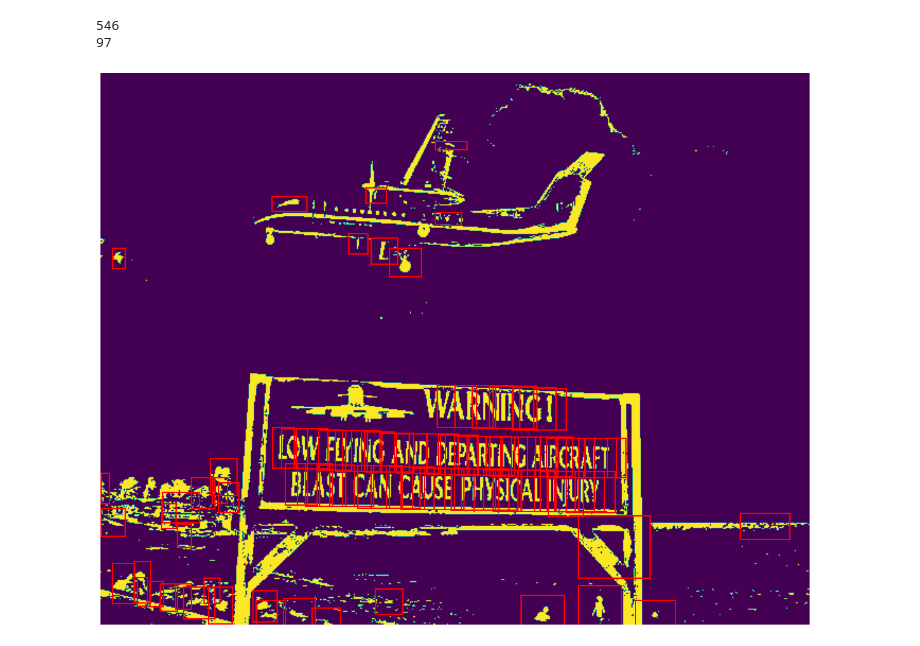
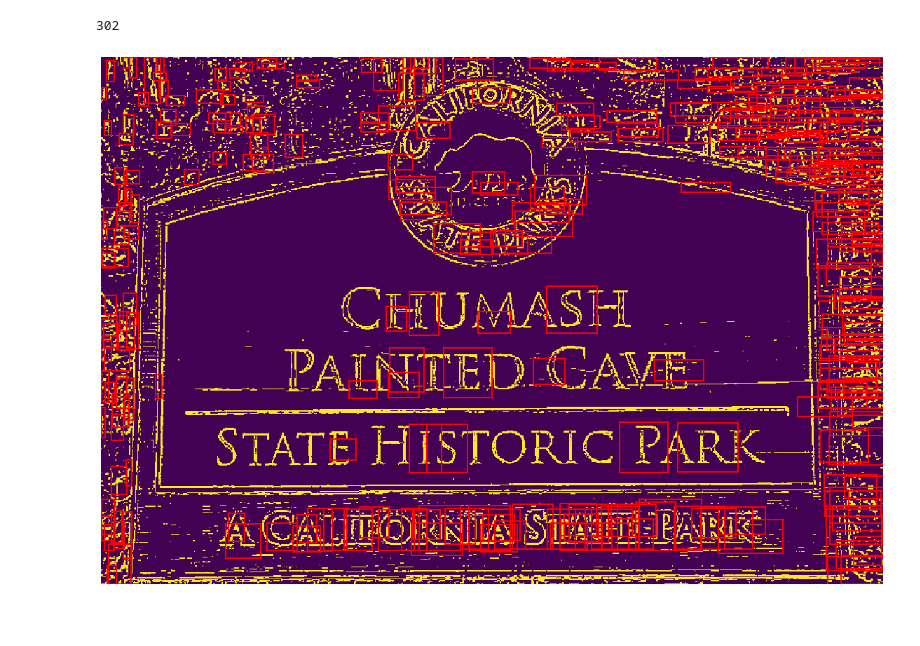
Before and after one commit to 9sphere/text-detector, a Jupyter notebook: notebooks/Text Segmentation in Image.ipynb, the cells around one changed output. Drawn from its saved outputs; the diff is of its cells as text; code cells hidden in the pictures; blank space fills up the shorter version.

```diff
--- a/notebooks/Text Segmentation in Image.ipynb
+++ b/notebooks/Text Segmentation in Image.ipynb
@@ -9,7 +9,7 @@ from skimage.exposure import adjust_gamma
 from skimage import exposure
 from skimage.color import rgb2hsv
 
-cimage = imread('../sample_images/image3.jpg')
+cimage = imread('/home/wolf/Documents/datasets/text/Images/Train/img406.jpg')
 img = rgb2gray(cimage)
 plt.figure(figsize=(20,20))
 plt.imshow(img, cmap="gray")
@@ -20,7 +27,7 @@ plt.imshow(img, cmap="gray")
 from skimage.morphology import binary_closing
 from skimage.filters import threshold_otsu, threshold_sauvola
 
-window_size = 21
+window_size = 5
 thresh_sauvola = threshold_sauvola(img, window_size)
 binary_sauvola = img < thresh_sauvola
 plt.figure(figsize=(20,20))
@@ -63,7 +70,6 @@ region_props = regionprops(label_image)
 fig, ax = plt.subplots(figsize=(20, 16))
 
 bounding_boxes = []
-print(len(region_props))
 
 img_height, img_weight = binary_sauvola.shape
 
@@ -73,8 +79,7 @@ for index, region in enumerate(region_props):
     width = maxc - minc
 
     aspect_ratio = width/height
-
-    should_clean = region.area < 15
+    should_clean = region.area < 15 * (img_height * img_weight / (600**2))
     should_clean = should_clean or (region.area > (img_height*img_weight/5))
     should_clean = should_clean or aspect_ratio < 0.06  or aspect_ratio > 3
     should_clean = should_clean or region.eccentricity > 0.995
@@ -95,36 +100,35 @@ for index, region in enumerate(region_props):
         minr, minc, maxr, maxc = region.bbox
 
         minr = np.floor((1-expansionAmountY) * minr)
         minc = np.floor((1-expansionAmountX) * minc)
         maxr = np.ceil((1+expansionAmountY) * maxr)
         maxc = np.ceil((1+expansionAmountX) * maxc)
 
         bounding_boxes.append([minr, minc, maxr, maxc])
         rect = mpatches.Rectangle((minc, minr), maxc - minc, maxr - minr,
                                   fill=False, edgecolor='red', linewidth=2)
         ax.add_patch(rect)
 
 #remove ccs which have more than 3 components within them
 # label_heirarchy = {}
 # for iindex, iregion  in enumerate(region_props[0:-1]):
 #     count = 0
 #     for jindex, jregion in enumerate(region_props[1:]):
 #         if is_a_child(iregion, jregion):
 #             count += 1
 
 #     if count < 3:
 #         minr, minc, maxr, maxc = iregion.bbox
 #         bounding_boxes.append([minr, minc, maxr, maxc])
 
 
 ax.set_axis_off()
 print(len(bounding_boxes))
 ax.imshow(binary_sauvola)
 plt.show()
 # %% [output]
-546
-97
+302
-[figure, old version]
+[figure, new version]
 # %%
 # https://stackoverflow.com/questions/306316/determine-if-two-rectangles-overlap-each-other
 import pandas as pd
```
Also changed, not shown: parts of 5 cells of this notebook, 21 other files.
